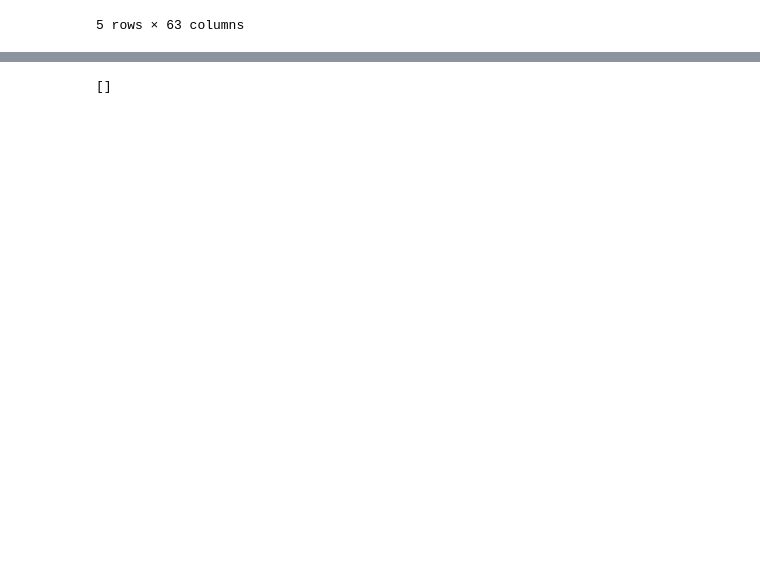
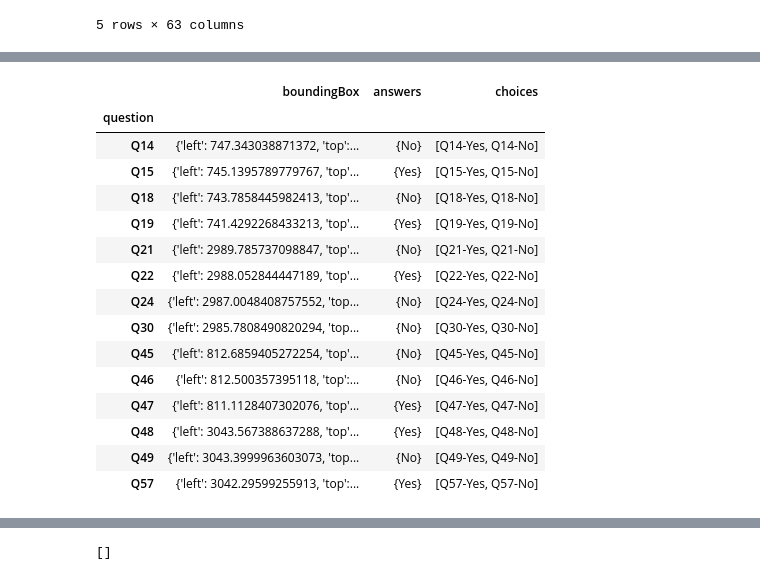
Before and after one commit to wongcyrus/AI-Handwrite-Grader, a Jupyter notebook: grading_form_builder.ipynb, the cells around one changed output, grey strips where cells are left out. Drawn from its saved outputs; the diff is of its cells as text; code cells hidden in the pictures; blank space fills up the shorter version.

Commit message:
Completed option question handling

```diff
--- a/marking_form_builder.ipynb
+++ b/grading_form_builder.ipynb
@@ -484,0 +487,15 @@ df_script["DocumentAnswerImageLocal"].head()
+# %%
+estimatedBoundBoxesOptions = estimatedBoundBoxes[
+    estimatedBoundBoxes.index.str.endswith("-Yes")
+    | estimatedBoundBoxes.index.str.endswith("-No")
+    | estimatedBoundBoxes.index.str.endswith("-A")
+    | estimatedBoundBoxes.index.str.endswith("-B")
+    | estimatedBoundBoxes.index.str.endswith("-C")
+    | estimatedBoundBoxes.index.str.endswith("-D")
+    | estimatedBoundBoxes.index.str.endswith("-E")
+].copy()
+estimatedBoundBoxesOptions["question"] = estimatedBoundBoxesOptions.index
+estimatedBoundBoxesOptions[["question", "option"]] = estimatedBoundBoxesOptions[
+    "question"
+].str.split("-", 1, expand=True)
+estimatedBoundBoxesOptions.head()
@@ -484,0 +553,65 @@ df_script["DocumentAnswerImageLocal"].head()
+# %%
+import math
+
+estimatedOptions = pd.DataFrame(
+    combined_boundingbox.items(), columns=["question", "boundingBox"]
+).set_index("question")
+questionToAnswer = df_answer["DocumentValue"].iloc[0].to_dict()
+for key, value in questionToAnswer.items():
+    # do something with value
+    questionToAnswer[key] = value if type(value) is str else ""
+
+choices = ["Yes", "No", "A", "B", "C", "D", "E"]
+
+
+def get_answer(row):
+    queston = row.name
+    return set(
+        filter(
+            lambda x: x != "",
+            map(
+                lambda x: x
+                if queston + "-" + x in questionToAnswer
+                and questionToAnswer[queston + "-" + x] == "X"
+                else "",
+                choices,
+            ),
+        )
+    )
+
+
+def get_choices(row):
+    queston = row.name
+    return list(
+        filter(
+            lambda x: x != "",
+            map(
+                lambda x: queston + "-" + x
+                if queston + "-" + x in questionToAnswer
+                else "",
+                choices,
+            ),
+        )
+    )
+
+
+estimatedOptions["answers"] = estimatedOptions.apply(get_answer, axis=1)
+estimatedOptions["choices"] = estimatedOptions.apply(get_choices, axis=1)
+estimatedOptions
+# %% [output]
+|  | boundingBox | answers | choices |
+| question |  |  |  |
+| Q14 | {'left': 747.343038871372, 'top':... | {No} | [Q14-Yes, Q14-No] |
+| Q15 | {'left': 745.1395789779767, 'top'... | {Yes} | [Q15-Yes, Q15-No] |
+| Q18 | {'left': 743.7858445982413, 'top'... | {No} | [Q18-Yes, Q18-No] |
+| Q19 | {'left': 741.4292268433213, 'top'... | {Yes} | [Q19-Yes, Q19-No] |
+| Q21 | {'left': 2989.785737098847, 'top'... | {No} | [Q21-Yes, Q21-No] |
+| Q22 | {'left': 2988.052844447189, 'top'... | {Yes} | [Q22-Yes, Q22-No] |
+| Q24 | {'left': 2987.0048408757552, 'top... | {No} | [Q24-Yes, Q24-No] |
+| Q30 | {'left': 2985.7808490820294, 'top... | {No} | [Q30-Yes, Q30-No] |
+| Q45 | {'left': 812.6859405272254, 'top'... | {No} | [Q45-Yes, Q45-No] |
+| Q46 | {'left': 812.500357395118, 'top':... | {No} | [Q46-Yes, Q46-No] |
+| Q47 | {'left': 811.1128407302076, 'top'... | {Yes} | [Q47-Yes, Q47-No] |
+| Q48 | {'left': 3043.567388637288, 'top'... | {Yes} | [Q48-Yes, Q48-No] |
+| Q49 | {'left': 3043.3999963603073, 'top... | {No} | [Q49-Yes, Q49-No] |
+| Q57 | {'left': 3042.29599255913, 'top':... | {Yes} | [Q57-Yes, Q57-No] |
```
Also changed, not shown: parts of 20 cells of this notebook, 2 other files.
